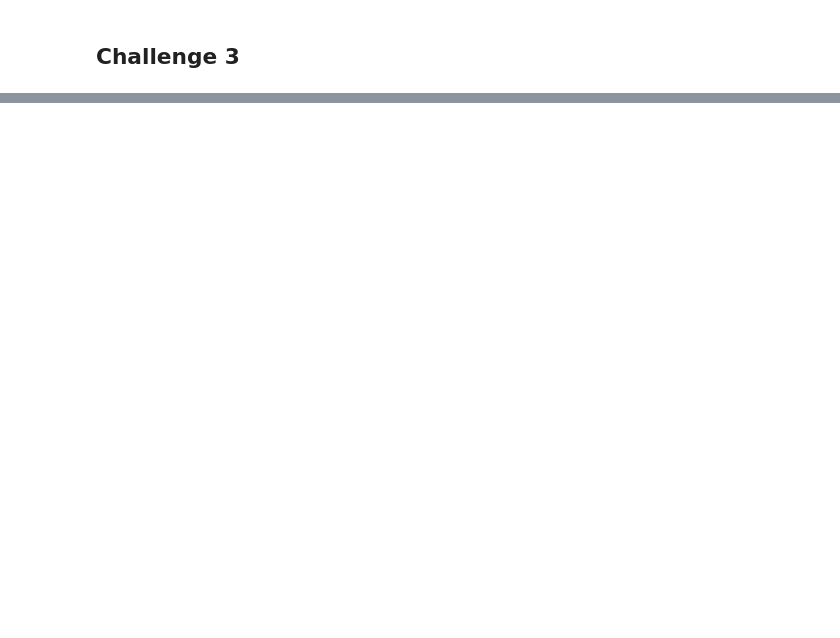
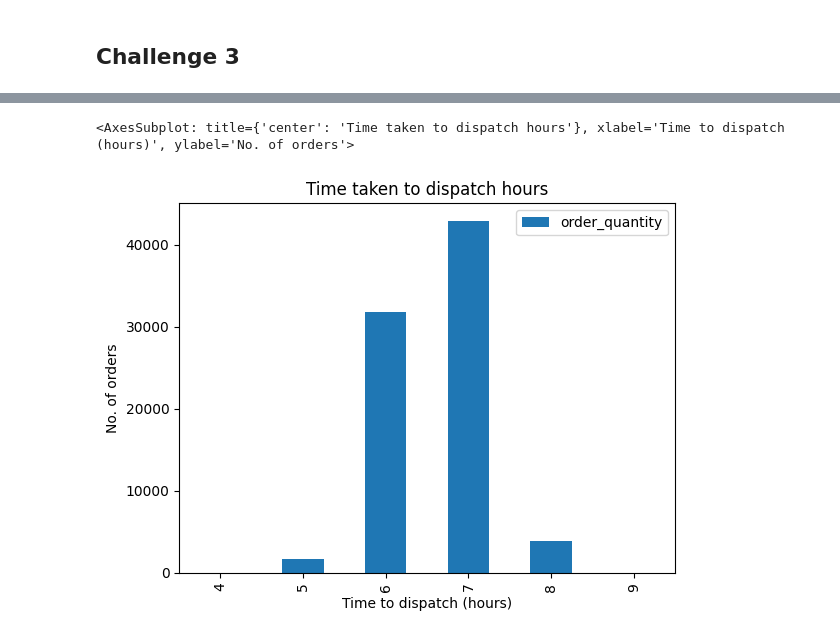
Before and after one commit to ArunMRK/Toothbrush, a Jupyter notebook: Toothbrush/ToothbrushXYZ.ipynb, the cells around one changed output, grey strips where cells are left out. Cells and saved outputs as stored; diff of their text form; code cells hidden in the pictures; blank space fills up the shorter version.

```diff
--- a/Toothbrush/ToothbrushXYZ.ipynb
+++ b/Toothbrush/ToothbrushXYZ.ipynb
@@ -351,0 +368,4 @@ Name: Delivery Date, dtype: int64
+# %%
+df=df.rename(columns={'Order Number':'order_number','Toothbrush Type':'toothbrush_type','Order Date':'order_date',
+'Customer Age':'customer_age','Order Quantity':'order_quantity','Delivery Postcode':'delivery postcode','Billing Postcode':'billing_postcode',
+'Dispatch Status':'dispatch_status','Dispatched Date':'dispatched_date','Delivery Status':'delivery_status','Delivery Date':'delivery_date'})
@@ -351,0 +398,3 @@ Name: Delivery Date, dtype: int64
+# %%
+DF_only_dispatched = df[(df["dispatch_status"] == "Dispatched")]
+DF_only_dispatched
@@ -351,0 +417,7 @@ Name: Delivery Date, dtype: int64
+# %%
+for col in ['order_date', 'delivery_date', 'dispatched_date']:
+    DF_only_dispatched[col] = pd.to_datetime(DF_only_dispatched[col], errors='coerce')
+
+DF_only_dispatched['difference_hours']= (DF_only_dispatched["dispatched_date"] - DF_only_dispatched["order_date"]).dt.total_seconds() / 60 / 60
+
+DF_only_dispatched
@@ -351,0 +460,2 @@ Name: Delivery Date, dtype: int64
+# %%
+DF_only_dispatched['difference_hours'] = DF_only_dispatched['difference_hours'].astype('int64')
@@ -351,0 +479,6 @@ Name: Delivery Date, dtype: int64
+# %%
+DF_only_dispatched.groupby('difference_hours').sum().plot(
+    kind='bar',y='order_quantity',xlabel='Time to dispatch (hours)',ylabel='No. of orders',title='Time taken to dispatch hours')
+# %% [output]
+<AxesSubplot: title={'center': 'Time taken to dispatch hours'}, xlabel='Time to dispatch (hours)', ylabel='No. of orders'>
+[figure, added]
```
Also changed, not shown: parts of 31 cells of this notebook.
